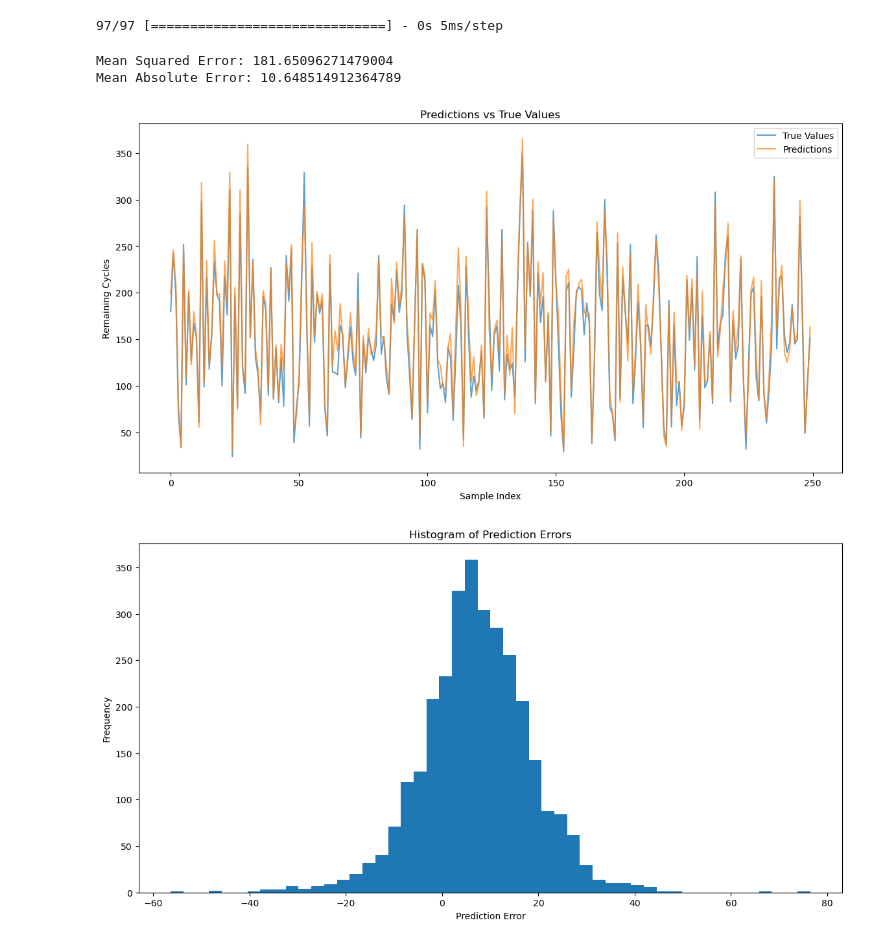
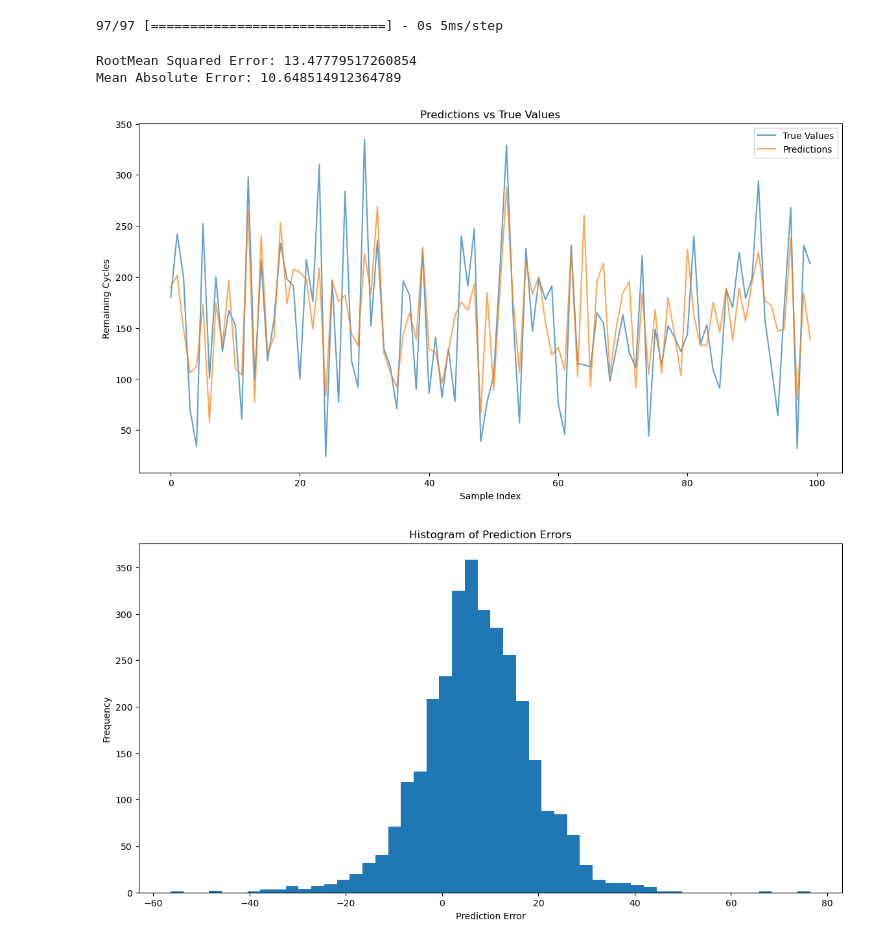
Before and after one commit to pxndey/engine_RUL, a Jupyter notebook: aircraft-engine.ipynb, the cells around one changed output. Saved outputs shown, nothing was run; the diff lists cells and outputs as text; code cells hidden in the pictures.

```diff
--- a/aircraft-engine.ipynb
+++ b/aircraft-engine.ipynb
@@ -156,25 +158,25 @@ from sklearn.metrics import mean_squared_error, mean_absolute_error
 mse = mean_squared_error(y_test, y_pred)
 mae = mean_absolute_error(y_test, y_pred)
 
-print(f"Mean Squared Error: {mse}")
+print(f"RootMean Squared Error: {np.sqrt(mse)}")
 print(f"Mean Absolute Error: {mae}")
 # %% [output]
-Mean Squared Error: 181.65096271479004
+RootMean Squared Error: 13.47779517260854
 Mean Absolute Error: 10.648514912364789
 # %%
 import matplotlib.pyplot as plt
 
 # Plot predictions vs true values
 plt.figure(figsize=(14, 7))
-plt.plot(y_test[:250], label='True Values', alpha=0.7)
-plt.plot(y_pred[:250], label='Predictions', alpha=0.7)
+plt.plot(y_test[:100], label='True Values', alpha=0.7)
+plt.plot(y_pred[:100], label='Predictions', alpha=0.7)
 plt.xlabel('Sample Index')
 plt.ylabel('Remaining Cycles')
 plt.legend()
 plt.title('Predictions vs True Values')
 plt.show()
 # %% [output]
-[figure, old version]
+[figure, new version]
 # %%
 # Analyze errors
 errors = y_pred.flatten() - y_test
```
Also changed, not shown: parts of 9 cells of this notebook.
